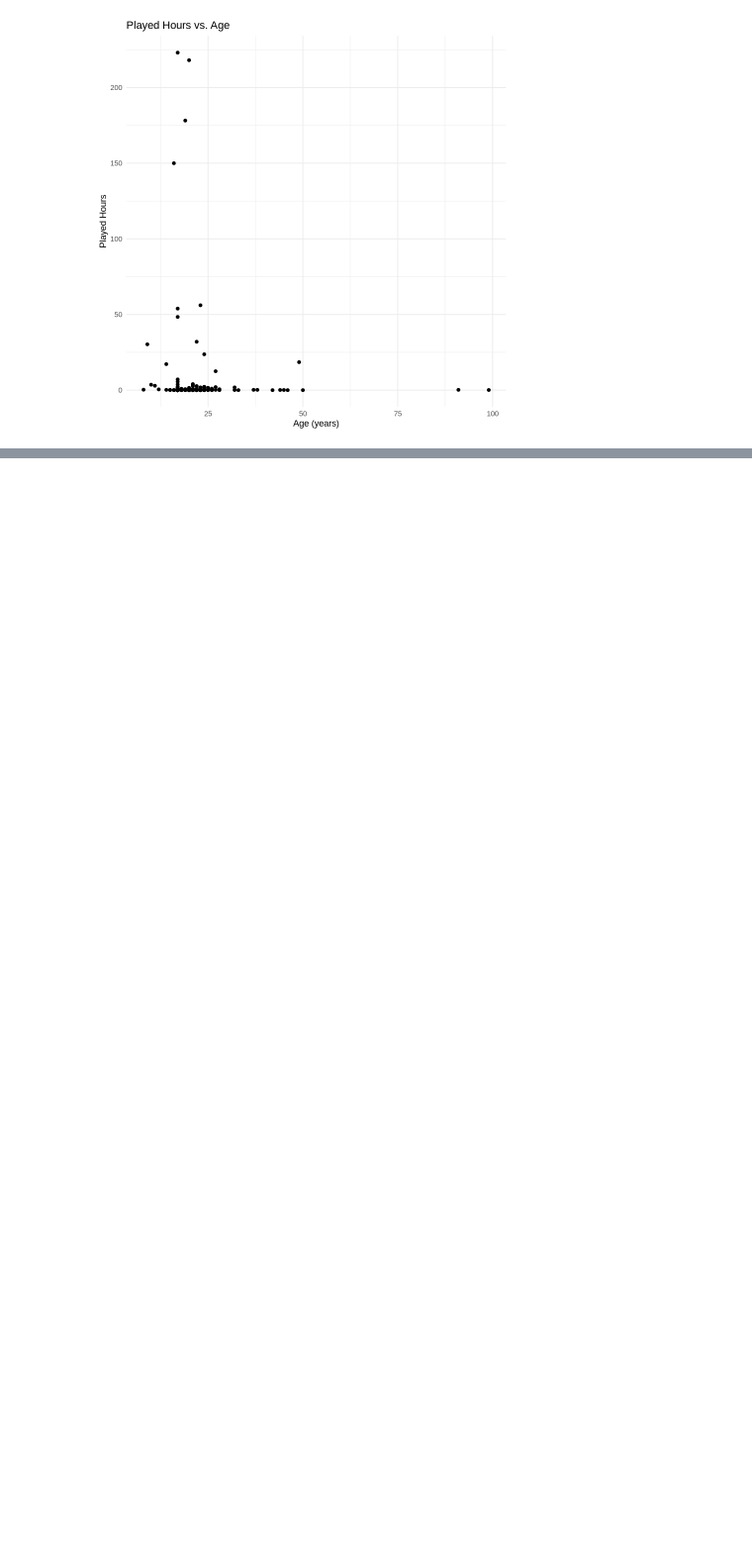
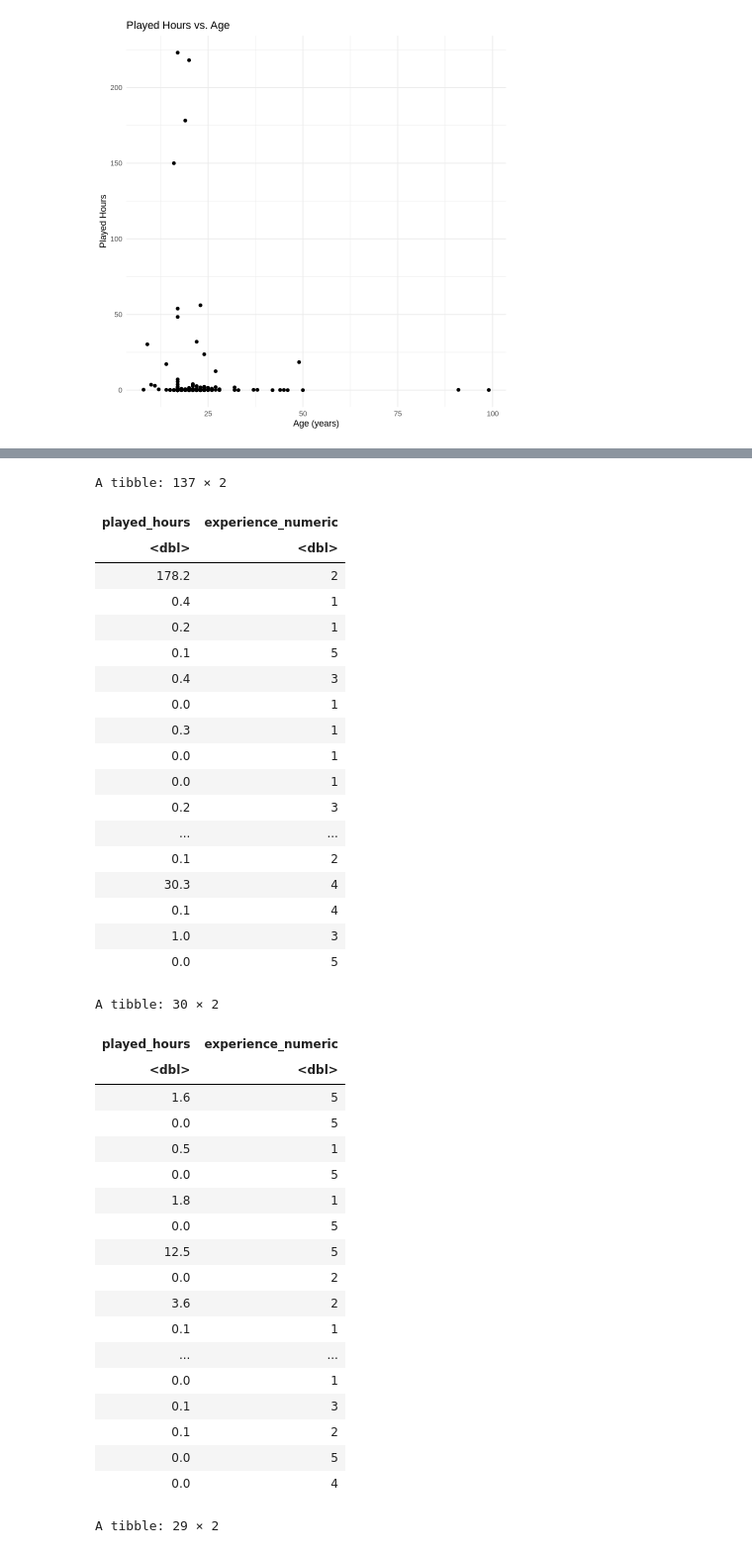
Before and after one commit to Kablosion/DSCI-100-Project, a Jupyter notebook: main_project.ipynb, the cells around one changed output, grey strips where cells are left out. Shown: that part at 99% size. Cells and saved outputs as stored; diff of their text form; code cells hidden in the pictures; blank space fills up the shorter version.

```diff
--- a/main_project.ipynb
+++ b/main_project.ipynb
@@ -112,0 +185,56 @@ ggplot(players, aes(x = age, y = played_hours)) +
+# %%
+set.seed(123)
+
+# Split train and test
+train_indices <- sample(1:nrow(players_select_ex_hours), size = 0.7 * nrow(players_select_ex_hours))
+
+players_select_ex_hours_train <- players_select_ex_hours[train_indices, ]
+players_select_ex_hours_remaing <- players_select_ex_hours[-train_indices, ]
+
+test_indices <- sample(1:nrow(players_select_ex_hours_remaing), size = 0.5 * nrow(players_select_ex_hours_remaing))
+players_select_ex_hours_test <- players_select_ex_hours_remaing[test_indices, ]
+players_select_ex_hours_validation <- players_select_ex_hours_remaing[-test_indices, ]
+
+players_select_ex_hours_train
+players_select_ex_hours_validation
+players_select_ex_hours_test
+# %% [output]
+A tibble: 137 × 2
+| played_hours | experience_numeric |
+| <dbl> | <dbl> |
+| 178.2 | 2 |
+| 0.4 | 1 |
+| 0.2 | 1 |
+| 0.1 | 5 |
+| 0.4 | 3 |
+| 0.0 | 1 |
+| 0.3 | 1 |
+| 0.0 | 1 |
+| 0.0 | 1 |
+| 0.2 | 3 |
+| ... | ... |
+| 0.1 | 2 |
+| 30.3 | 4 |
+| 0.1 | 4 |
+| 1.0 | 3 |
+| 0.0 | 5 |
+A tibble: 30 × 2
+| played_hours | experience_numeric |
+| <dbl> | <dbl> |
+| 1.6 | 5 |
+| 0.0 | 5 |
+| 0.5 | 1 |
+| 0.0 | 5 |
+| 1.8 | 1 |
+| 0.0 | 5 |
+| 12.5 | 5 |
+| 0.0 | 2 |
+| 3.6 | 2 |
+| 0.1 | 1 |
+| ... | ... |
+| 0.0 | 1 |
+| 0.1 | 3 |
+| 0.1 | 2 |
+| 0.0 | 5 |
+| 0.0 | 4 |
+A tibble: 29 × 2
```
Also changed, not shown: parts of 5 cells of this notebook.
